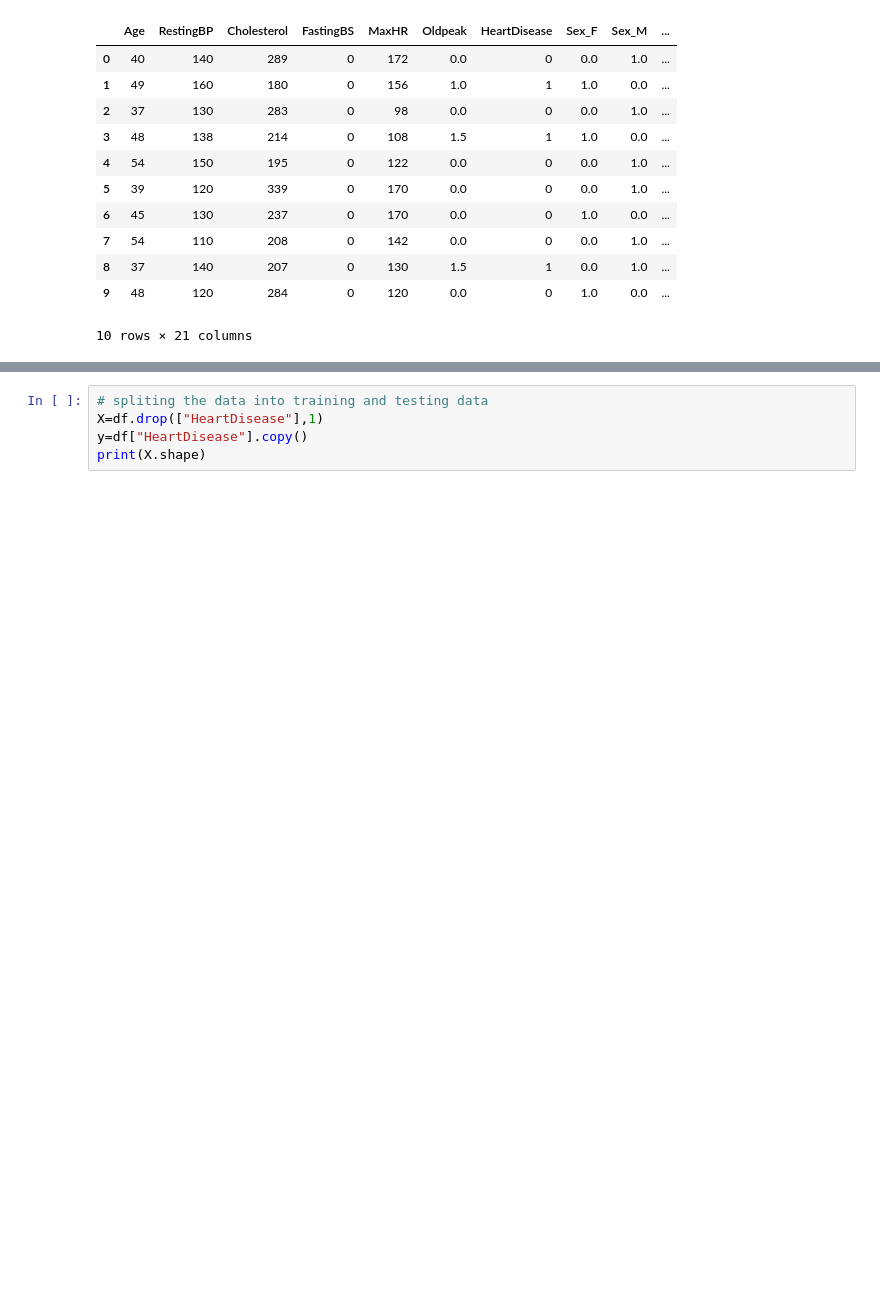
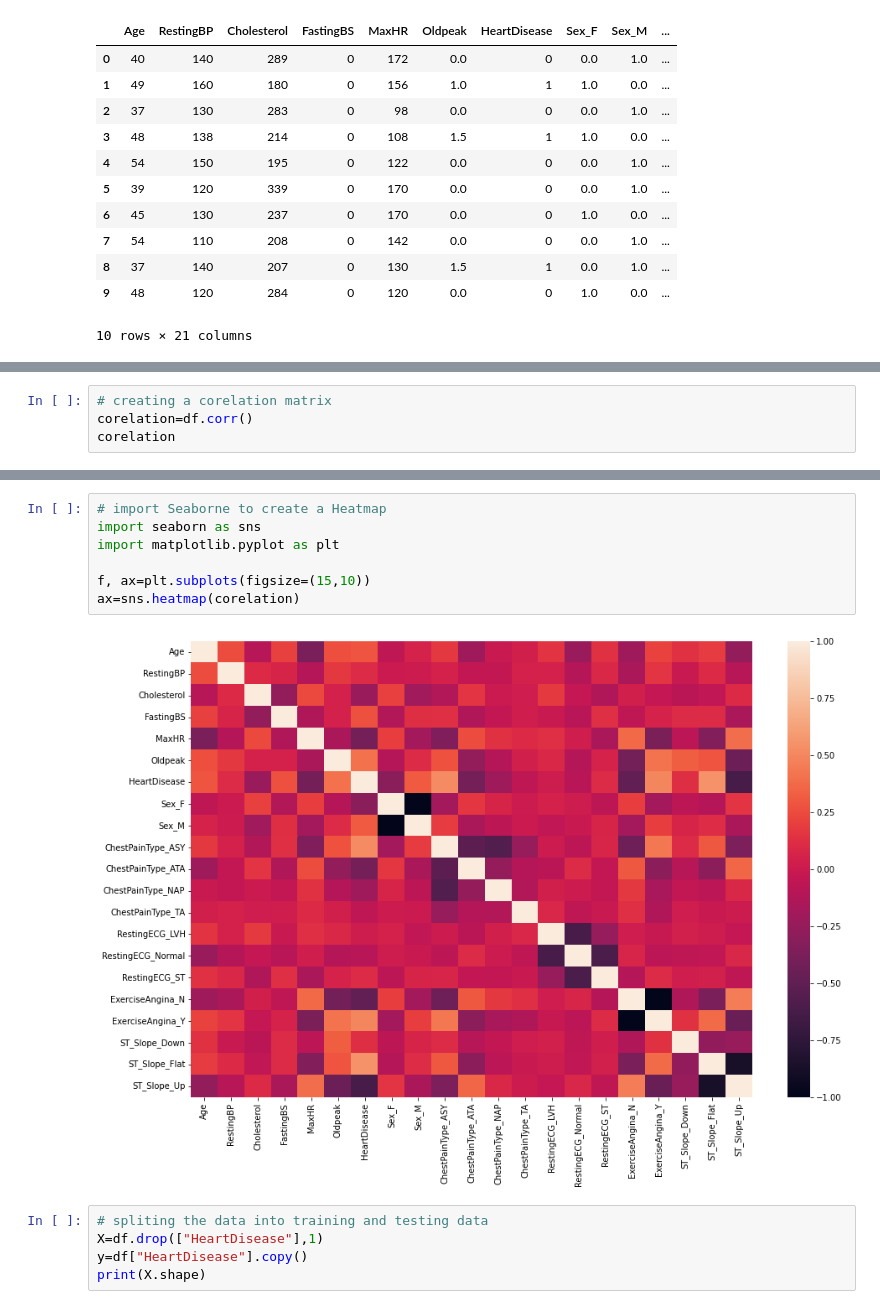
Before and after one commit to LIPSASHARMA/Heart-Disease-Prediction-Final-Project, a Jupyter notebook: Heart_risk_revised.ipynb, the cells around one changed output, grey strips where cells are left out. Cells and saved outputs as stored; diff of their text form; blank space fills up the shorter version.

```diff
--- a/Heart_risk_revised.ipynb
+++ b/Heart_risk_revised.ipynb
@@ -167,0 +168,4 @@ dtype: object
+# %%
+# creating a corelation matrix
+corelation=df.corr()
+corelation
@@ -168,3 +191,12 @@ dtype: object
+# %%
+# import Seaborne to create a Heatmap
+import seaborn as sns
+import matplotlib.pyplot as plt
+
+f, ax=plt.subplots(figsize=(15,10))
+ax=sns.heatmap(corelation)
+# %% [output]
+[figure, added]
 # %%
 # spliting the data into training and testing data
 X=df.drop(["HeartDisease"],1)
```
Also changed, not shown: parts of 9 cells of this notebook, 1 other file.
